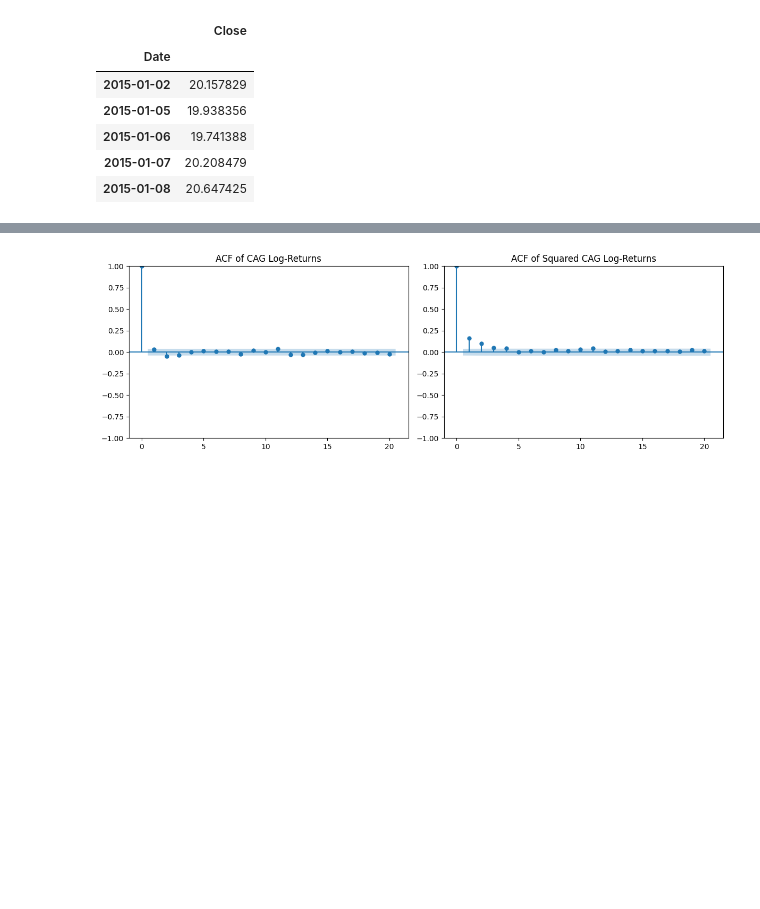
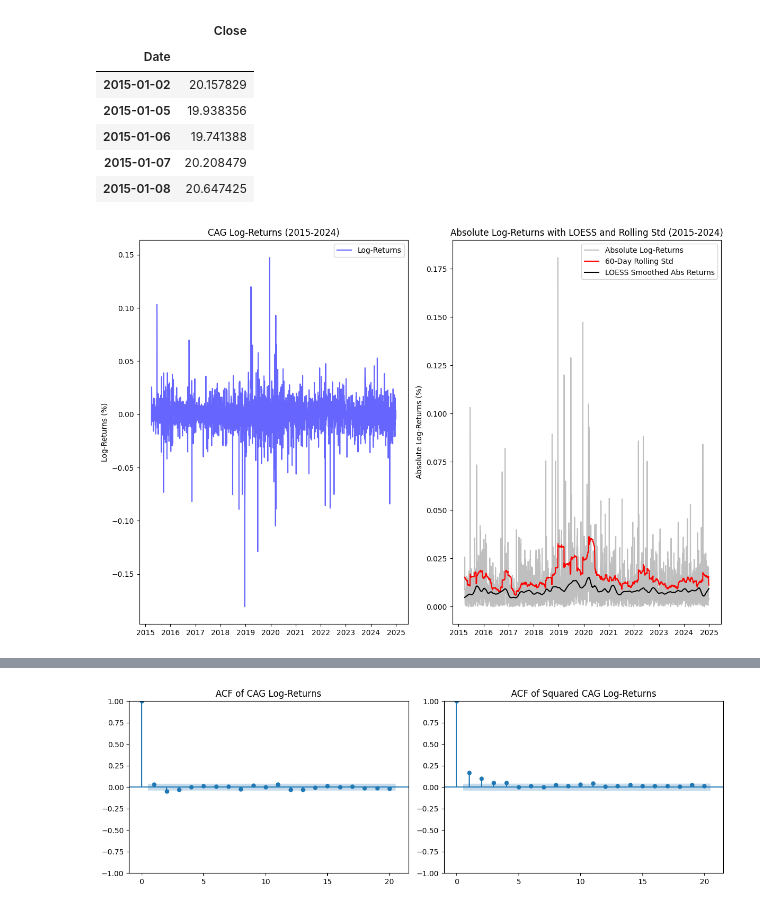
Before and after one commit to pablogalleg/timeseries2, a Jupyter notebook: conagra_analysis.ipynb, the cells around one changed output, grey strips where cells are left out. Saved outputs shown, nothing was run; the diff lists cells and outputs as text; code cells hidden in the pictures; blank space fills up the shorter version.

```diff
--- a/conagra_analysis.ipynb
+++ b/conagra_analysis.ipynb
@@ -43,3 +40,46 @@ cag_log_returns = np.log(cag / cag.shift(1)).dropna()
+# %%
+import statsmodels.api as sm
+
+
+# Calculate log-returns
+cag['Log_Return'] = np.log(cag['Close'] / cag['Close'].shift(1)).dropna()
+
+# Compute absolute log-returns
+cag['Abs_Log_Return'] = np.abs(cag['Log_Return'])
+
+# Compute rolling 60-day standard deviation
+cag['Rolling_Std'] = cag['Log_Return'].rolling(window=60).std()
+
+cag.dropna(inplace=True)
+
+# LOESS smoothing (LOWESS from statsmodels)
+lowess = sm.nonparametric.lowess
+smoothed_abs = lowess(cag['Abs_Log_Return'], cag.index, frac=0.03)
+
+
+# Plot time series
+fig, axes = plt.subplots(1, 2, figsize=(12, 8), sharex=True)
+
+# Plot log-returns
+top_ax = axes[0]
+top_ax.plot(cag.index, cag['Log_Return'], color='blue', alpha=0.6, label='Log-Returns')
+top_ax.set_ylabel("Log-Returns (%)")
+top_ax.set_title("CAG Log-Returns (2015-2024)")
+top_ax.legend()
+
+# Plot absolute log-returns with LOESS and rolling std
+bottom_ax = axes[1]
+bottom_ax.plot(cag.index, cag['Abs_Log_Return'], color='gray', alpha=0.5, label='Absolute Log-Returns')
+bottom_ax.plot(cag.index, cag['Rolling_Std'], color='red', label='60-Day Rolling Std')
+bottom_ax.plot(cag.index, smoothed_abs[:, 1], color='black', label='LOESS Smoothed Abs Returns')
+bottom_ax.set_ylabel("Absolute Log-Returns (%)")
+bottom_ax.set_title("Absolute Log-Returns with LOESS and Rolling Std (2015-2024)")
+bottom_ax.legend()
+
+plt.tight_layout()
+plt.show()
+# %% [output]
+[figure, added]
 # %%
 
 
```
Also changed, not shown: parts of 11 cells of this notebook, 1 other file.
